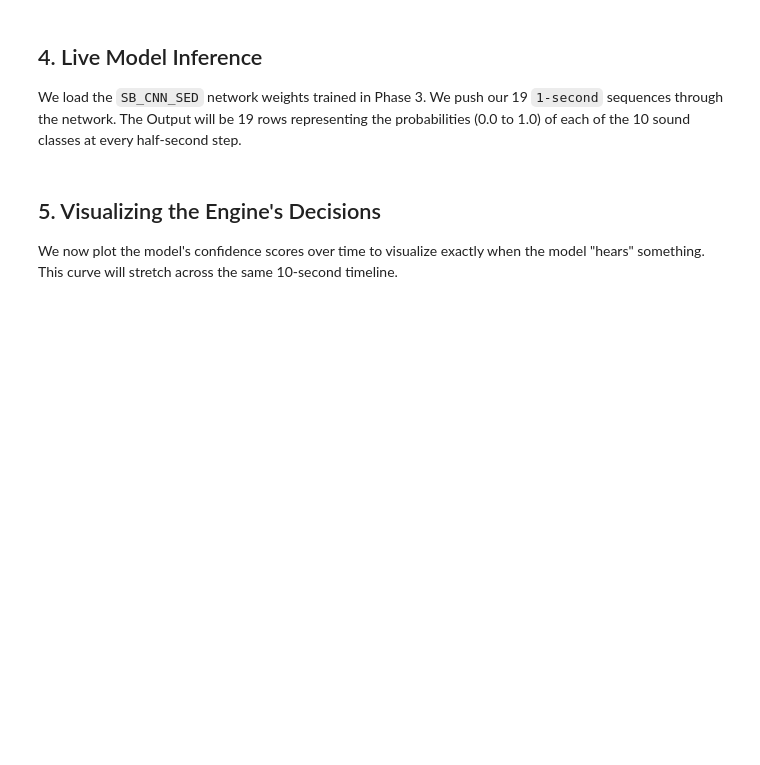
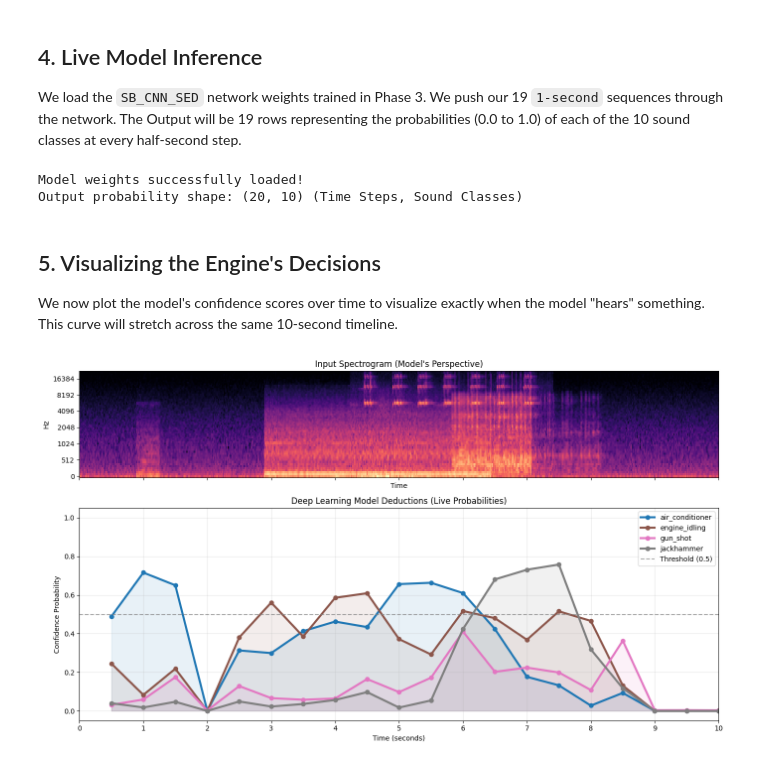
Before and after one commit to julianmorenomotta/acacias-sound-monitoring, a Jupyter notebook: notebooks/demo.ipynb, the cells around one changed output. Drawn from its saved outputs; the diff is of its cells as text; code cells hidden in the pictures; blank space fills up the shorter version.

```diff
--- a/notebooks/demo.ipynb
+++ b/notebooks/demo.ipynb
@@ -166,6 +166,27 @@ plt.show()
 
 We load the `SB_CNN_SED` network weights trained in Phase 3.
 We push our 19 `1-second` sequences through the network. The Output will be 19 rows representing the probabilities (0.0 to 1.0) of each of the 10 sound classes at every half-second step.
+# %%
+NEW_FILE_PATH = "../data/raw/URBAN-SED_v2.0.0/audio/test/soundscape_test_bimodal3.wav"
+
+# 1. Load the new raw audio (needed for the spectrogram plot in Section 5)
+waveform, sample_rate = torchaudio.load(NEW_FILE_PATH)
+
+# 2. Extract the Mel Spectrogram features
+raw_sequences = extractor.extract(NEW_FILE_PATH).to(torch.float32)
+
+# 3. Apply the scaler so the model understands the input
+scaled_sequences = scaler.transform(raw_sequences)
+
+# Update the spectrogram graphic for Section 5
+spectrogram_continuous = librosa.feature.melspectrogram(
+    y=waveform[0].numpy(),
+    sr=sample_rate,
+    n_fft=extractor.n_fft,
+    hop_length=extractor.hop_length,
+    n_mels=extractor.n_mels
+)
+spectrogram_db = librosa.power_to_db(spectrogram_continuous, ref=np.max)
 # %%
 # Load the Model
 model = SBCNNSed(num_classes=10).to(device)
@@ -189,35 +210,48 @@ with torch.no_grad():
     probabilities = model.predict(inference_tensor).cpu().numpy()
 
 print(f"Output probability shape: {probabilities.shape} (Time Steps, Sound Classes)")
+# %% [output]
+Model weights successfully loaded!
+Output probability shape: (20, 10) (Time Steps, Sound Classes)
 # %% [markdown]
 ## 5. Visualizing the Engine's Decisions
 
 We now plot the model's confidence scores over time to visualize exactly when the model "hears" something. This curve will stretch across the same 10-second timeline.
 # %%
 # Calculate time axis mapping for our 19 prediction steps
-# 1-second long sequences stepping every 0.5 seconds
 time_steps = np.arange(num_sequences) * extractor.sequence_hop_time + (extractor.sequence_time/2)
 
-fig, ax2 = plt.subplots(figsize=(14, 4))
+fig, (ax1, ax2) = plt.subplots(nrows=2, ncols=1, figsize=(14, 8), sharex=True, gridspec_kw={'height_ratios': [1, 2]})
+
+# --- Plot 1: Spectrogram ---
+librosa.display.specshow(spectrogram_db, sr=sample_rate,
+                         hop_length=extractor.hop_length, x_axis='time', y_axis='mel',
+                         ax=ax1, cmap='magma')
+ax1.set_title("Input Spectrogram (Model's Perspective)")
+
+# --- Plot 2: Model Prediction Curves ---
 colors = plt.cm.tab10(np.linspace(0, 1, 10))
 
 # Only plot classes that the model is confident about or exist in ground truth to avoid clutter
 active_classes_indices = np.where(np.max(probabilities, axis=0) > 0.4)[0]
 
 for idx in active_classes_indices:
     ax2.plot(time_steps, probabilities[:, idx], label=URBAN_SED_CLASSES[idx],
              color=colors[idx], linewidth=3, marker='o')
     # Fill under curve for visibility
     ax2.fill_between(time_steps, probabilities[:, idx], alpha=0.1, color=colors[idx])
 
 ax2.axhline(0.5, color='gray', linestyle='--', alpha=0.7, label='Threshold (0.5)')
 ax2.set_title("Deep Learning Model Deductions (Live Probabilities)")
 ax2.set_xlabel("Time (seconds)")
 ax2.set_ylabel("Confidence Probability")
 ax2.set_xlim(0, 10) # Enforce strict 10 second timeline
 ax2.set_ylim(-0.05, 1.05)
 ax2.legend(loc='upper right')
 ax2.grid(True, alpha=0.3)
 
 plt.tight_layout()
 plt.show()
+display(Audio(NEW_FILE_PATH))
+# %% [output]
+[figure, added]
```
Also changed, not shown: parts of 1 cell of this notebook.
